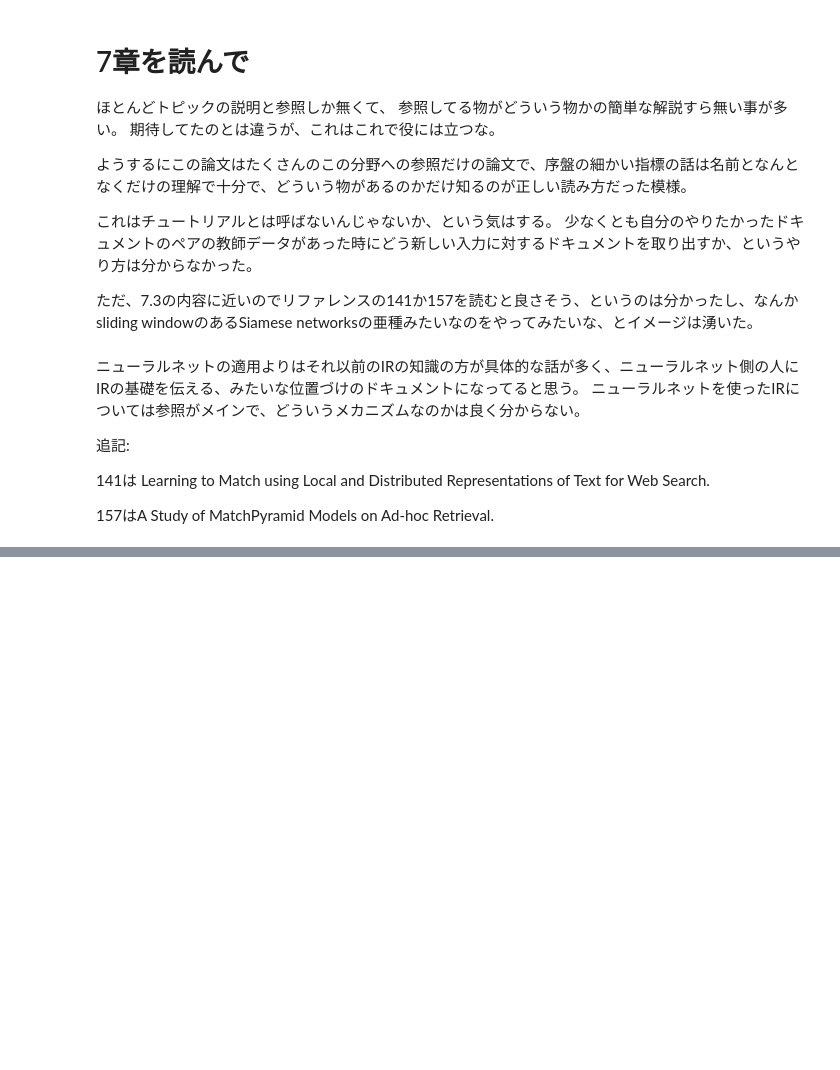
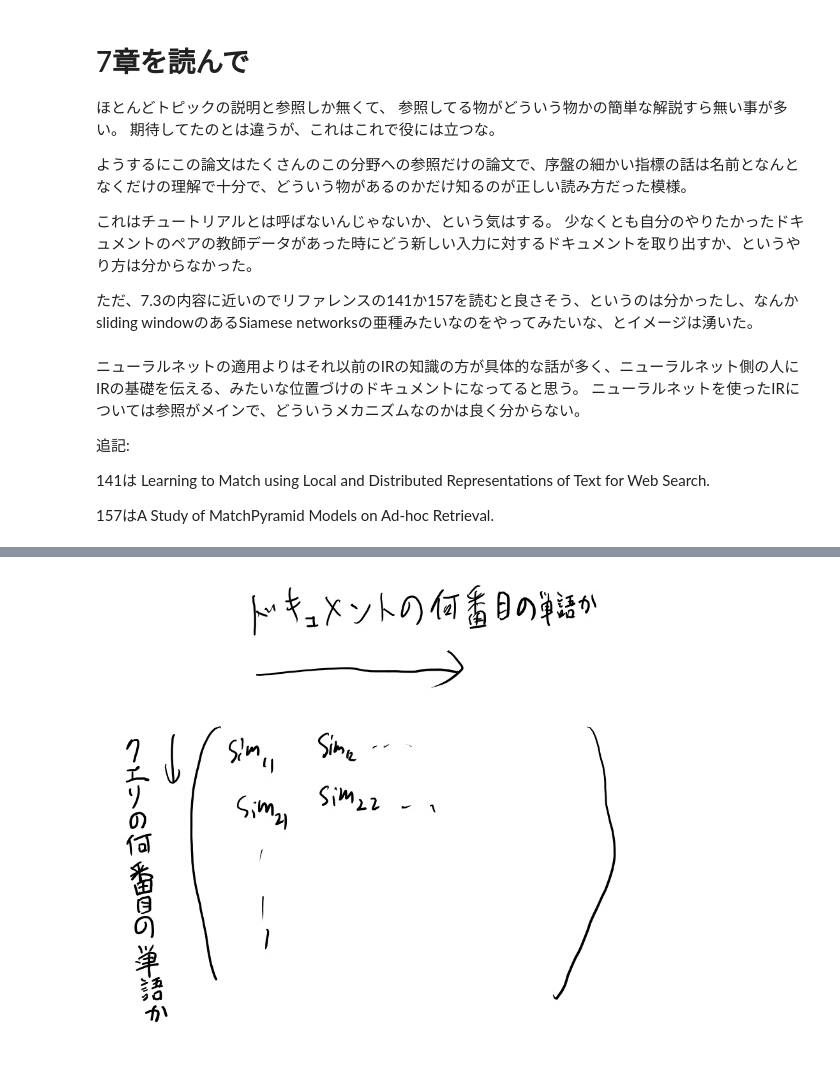
Before and after one commit to karino2/karino2.github.io, a Jupyter notebook: ipynb/2018-10-28-082858.ipynb, the cells around one changed output, grey strips where cells are left out. Saved outputs shown, nothing was run; the diff lists cells and outputs as text; code cells hidden in the pictures; blank space fills up the shorter version.

```diff
--- a/ipynb/2018-10-28-082858.ipynb
+++ b/ipynb/2018-10-28-082858.ipynb
@@ -136,0 +156,4 @@ embeddingsとか構成要素について、こんなのとこんなのとこん
+# %%
+MeatPieImage()
+# %% [output]
+[figure, added]
```
Also changed, not shown: parts of 7 cells of this notebook.
